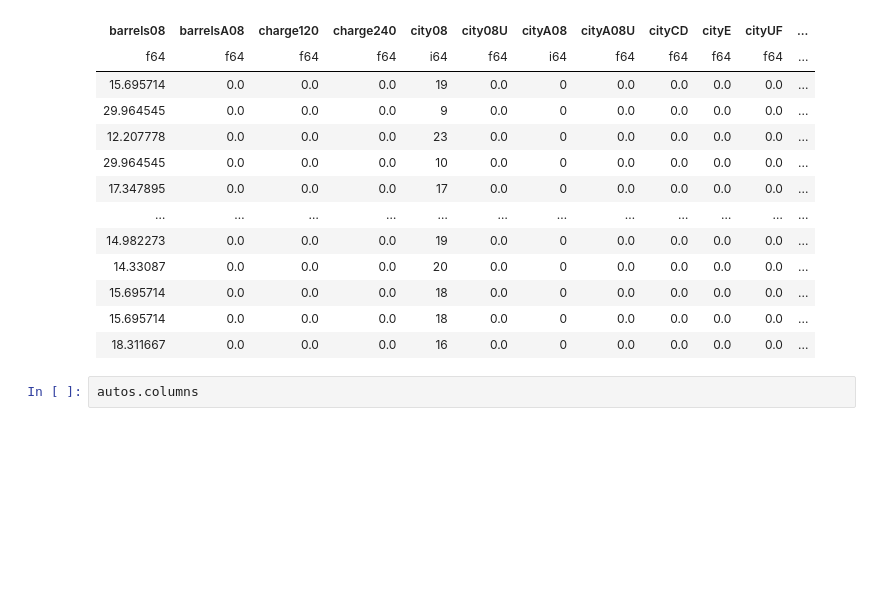
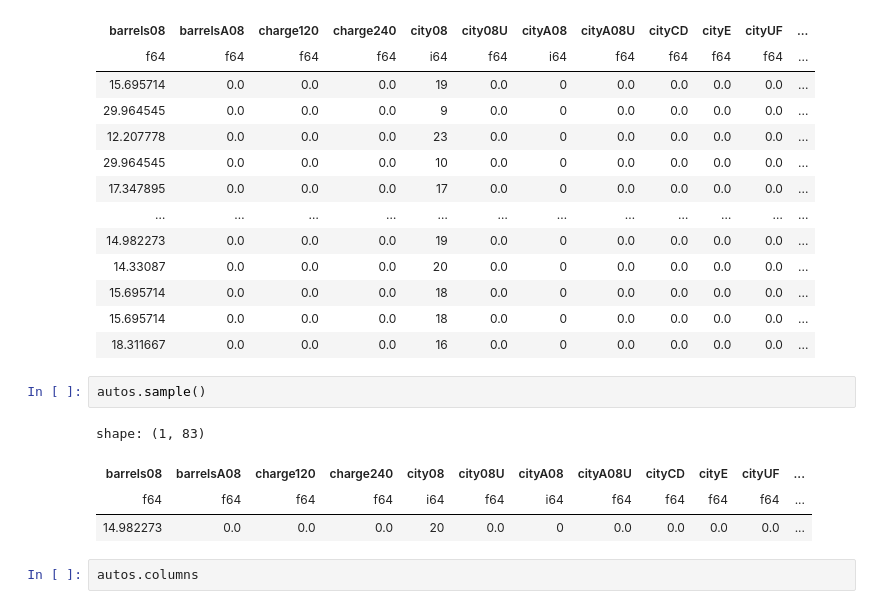
Before and after one commit to mbuhidar/python_polars_guide, a Jupyter notebook: conf42_ml2023/conf42_ml2023.ipynb, the cells around one changed output. Drawn from its saved outputs; the diff is of its cells as text; blank space fills up the shorter version.

```diff
--- a/conf42_ml2023/conf42_ml2023.ipynb
+++ b/conf42_ml2023/conf42_ml2023.ipynb
@@ -49,6 +49,13 @@ shape: (41_144, 83)
 | 15.695714 | 0.0 | 0.0 | 0.0 | 18 | 0.0 | 0 | 0.0 | 0.0 | 0.0 | 0.0 | ... |
 | 15.695714 | 0.0 | 0.0 | 0.0 | 18 | 0.0 | 0 | 0.0 | 0.0 | 0.0 | 0.0 | ... |
 | 18.311667 | 0.0 | 0.0 | 0.0 | 16 | 0.0 | 0 | 0.0 | 0.0 | 0.0 | 0.0 | ... |
+# %%
+autos.sample()
+# %% [output]
+shape: (1, 83)
+| barrels08 | barrelsA08 | charge120 | charge240 | city08 | city08U | cityA08 | cityA08U | cityCD | cityE | cityUF | ... |
+| f64 | f64 | f64 | f64 | i64 | f64 | i64 | f64 | f64 | f64 | f64 | ... |
+| 14.982273 | 0.0 | 0.0 | 0.0 | 20 | 0.0 | 0 | 0.0 | 0.0 | 0.0 | 0.0 | ... |
 # %%
 autos.columns
 # %% [output]
```
Also changed, not shown: parts of 7 cells of this notebook.
